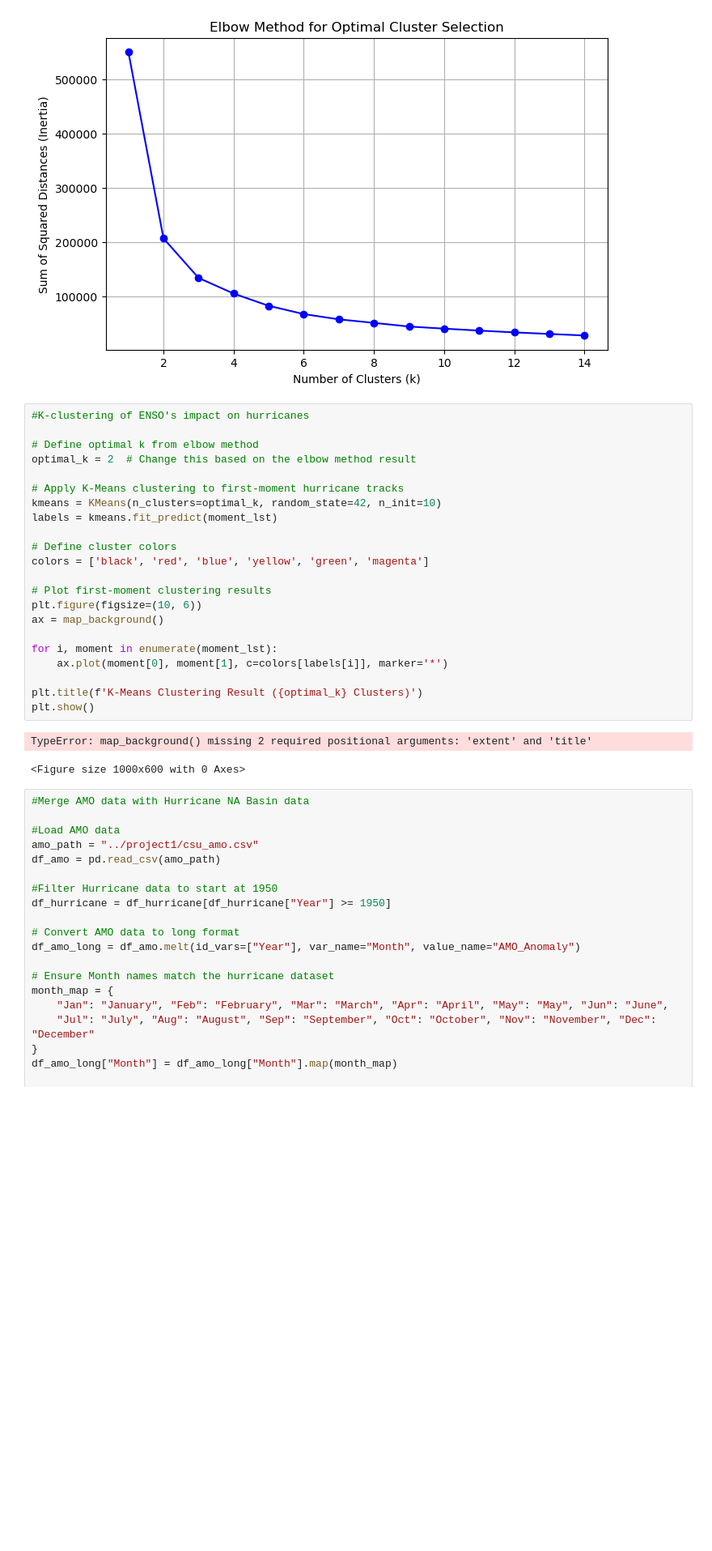
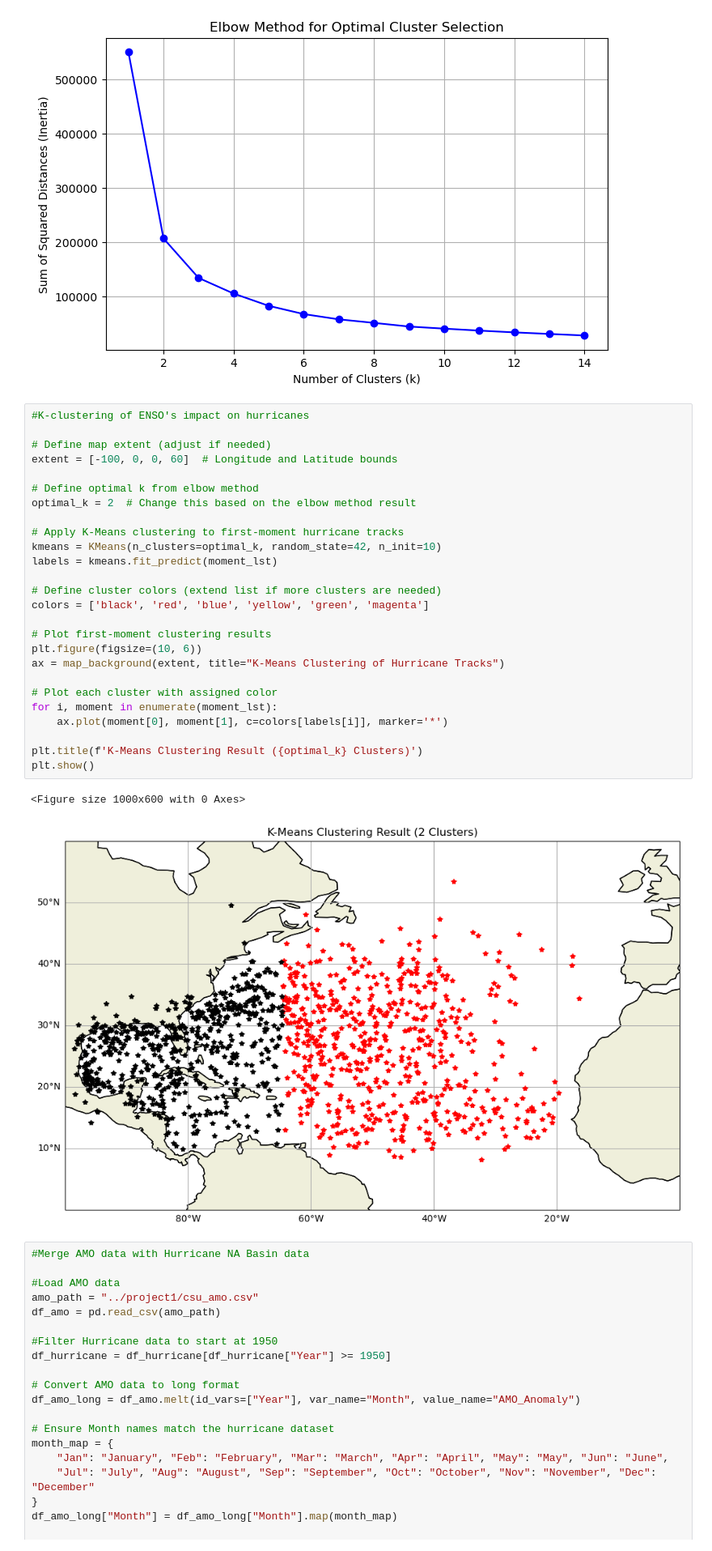
Before and after one commit to sarika-debruyn/LEAPCourse-Course-Climate-pred-Project1, a Jupyter notebook: project1/ENSO.ipynb, the cells around one changed output. Shown at 81% size. Saved outputs shown, nothing was run; the diff lists cells and outputs as text; blank space fills up the shorter version.

```diff
--- a/project1/ENSO.ipynb
+++ b/project1/ENSO.ipynb
@@ -430,29 +430,33 @@ plt.show()
 [figure]
 # %%
 #K-clustering of ENSO's impact on hurricanes
+
+# Define map extent (adjust if needed)
+extent = [-100, 0, 0, 60]  # Longitude and Latitude bounds
 
 # Define optimal k from elbow method
 optimal_k = 2  # Change this based on the elbow method result
 
 # Apply K-Means clustering to first-moment hurricane tracks
 kmeans = KMeans(n_clusters=optimal_k, random_state=42, n_init=10)
 labels = kmeans.fit_predict(moment_lst)
 
-# Define cluster colors
+# Define cluster colors (extend list if more clusters are needed)
 colors = ['black', 'red', 'blue', 'yellow', 'green', 'magenta']
 
 # Plot first-moment clustering results
 plt.figure(figsize=(10, 6))
-ax = map_background()
+ax = map_background(extent, title="K-Means Clustering of Hurricane Tracks")
 
+# Plot each cluster with assigned color
 for i, moment in enumerate(moment_lst):
     ax.plot(moment[0], moment[1], c=colors[labels[i]], marker='*')
 
 plt.title(f'K-Means Clustering Result ({optimal_k} Clusters)')
 plt.show()
 # %% [output]
-TypeError: map_background() missing 2 required positional arguments: 'extent' and 'title'
+<Figure size 1000x600 with 0 Axes>
-<Figure size 1000x600 with 0 Axes>
+[figure, added]
 # %%
 #Merge AMO data with Hurricane NA Basin data
 
```
